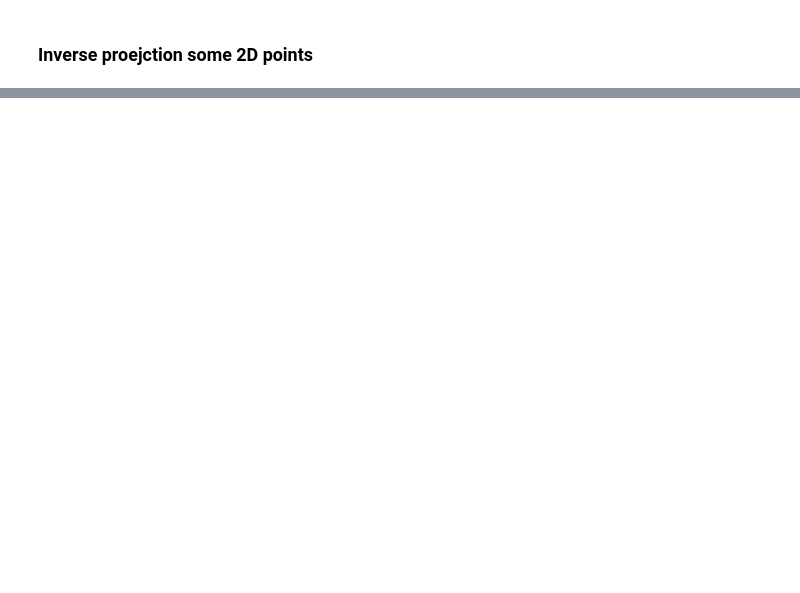
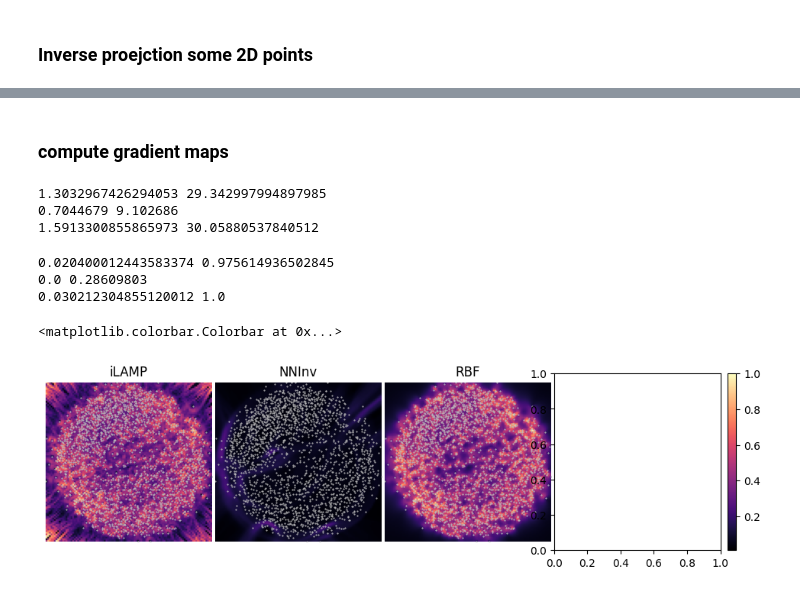
Before and after one commit to wuyuyu1024/InverseProjections, a Jupyter notebook: demo.ipynb, the cells around one changed output, grey strips where cells are left out. Saved outputs shown, nothing was run; the diff lists cells and outputs as text; code cells hidden in the pictures; blank space fills up the shorter version.

Commit message:
add iMDS, add gradient map and its demo

```diff
--- a/demo.ipynb
+++ b/demo.ipynb
@@ -147,0 +184,60 @@ Text(0.5, 0.98, 'RBF')
+# %% [markdown]
+### compute gradient maps
+# %%
+inv_methods = {
+    'iLAMP': ilamp,
+    'NNInv': nninv,
+    'RBF': rbf,
+    # 'MDSinv': mdsinv,
+    # 'mdsinv_closest': mdsinv_closet
+}
+
+map_grid = 100
+
+grad_map_dict = {}
+nD_grids_dict = {}
+global_min = 1e10
+global_max = -1e10
+for name, inv in inv_methods.items():
+    grad_map, nD_grid = get_gradient_map(inv, X2d, map_grid)
+    grad_map_dict[name] = grad_map.reshape(map_grid, map_grid)
+    print(min(grad_map), max(grad_map))
+    global_min = min(global_min, min(grad_map))
+    global_max = max(global_max, max(grad_map))
+    nD_grids_dict[name] = nD_grid
+# %% [output]
+1.3032967426294053 29.342997994897985
+0.7044679 9.102686
+1.5913300855865973 30.05880537840512
+# %%
+
+fig, axes = plt.subplots(1, 4, figsize=(12,3))
+
+# white space
+fig.subplots_adjust(wspace=0.02)
+
+for i, (name, grad_map) in enumerate(grad_map_dict.items()):
+    ax = axes[i]
+    scaled_grad_map = (grad_map - global_min) / (global_max - global_min)
+    print(scaled_grad_map.min(), scaled_grad_map.max())
+
+    # flipp the x axis
+    scaled_grad_map = np.flip(scaled_grad_map, axis=0)
+
+    ### scaled individually
+    # im = ax.imshow(scaled_grad_map, cmap='magma') ## this will rescale the data to [0,1]
+
+    ## scaled globally
+    image = cm.magma(scaled_grad_map)
+    im = ax.imshow(image, cmap='magma', extent=[xmin, xmax, ymin, ymax])
+    ax.set_title(name)
+    ax.axis('off')
+    ax.scatter(X2d[:,0], X2d[:,1], c='#BBBBBB', s=1, marker='.')
+
+fig.colorbar(im,  ax=axes, orientation='vertical', fraction=0.04, pad=0.01, )
+# %% [output]
+0.020400012443583374 0.975614936502845
+0.0 0.28609803
+0.030212304855120012 1.0
+<matplotlib.colorbar.Colorbar at 0x...>
+[figure, added]
```
Also changed, not shown: parts of 8 cells of this notebook, 5 other files.
